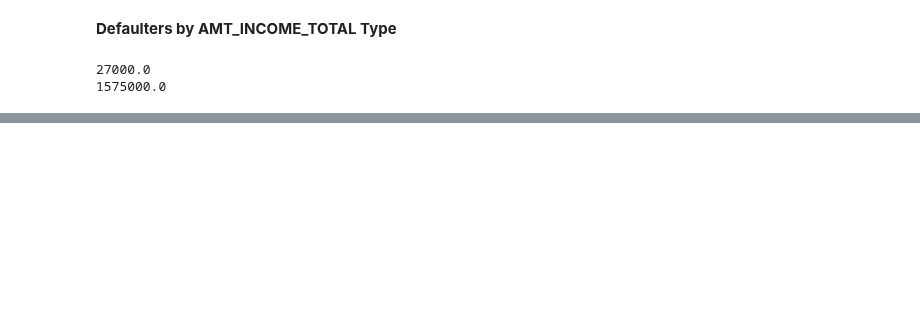
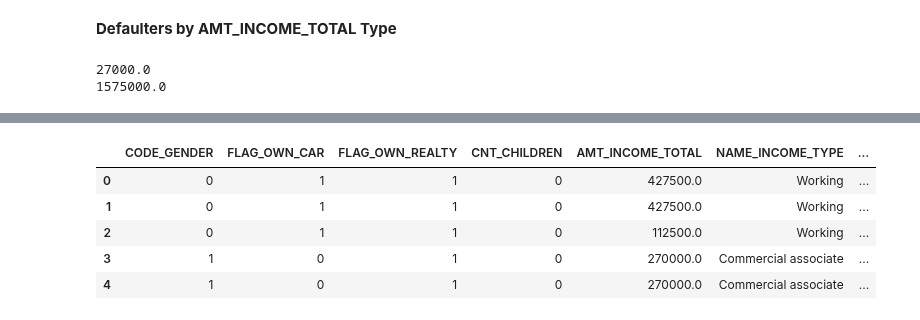
Before and after one commit to dvh549/Financial_Analytics, a Jupyter notebook: Main_Notebook.ipynb, the cells around one changed output, grey strips where cells are left out. Cells and saved outputs as stored; diff of their text form; code cells hidden in the pictures; blank space fills up the shorter version.

```diff
--- a/Main_Notebook.ipynb
+++ b/Main_Notebook.ipynb
@@ -311,0 +383,16 @@ d_education_type.plot(kind='bar', figsize=(16,9),title="Defaulters by Education
+# %%
+# since all rows have FLAG_MOBIL as 1, there isn't much value add and it will be dropped
+
+merged.drop("FLAG_MOBIL", axis = 1, inplace = True)
+# %%
+# convert CNT_FAM_MEMBERS to integer
+
+merged['CNT_FAM_MEMBERS'] = merged['CNT_FAM_MEMBERS'].astype('int')
+merged.head()
+# %% [output]
+|  | CODE_GENDER | FLAG_OWN_CAR | FLAG_OWN_REALTY | CNT_CHILDREN | AMT_INCOME_TOTAL | NAME_INCOME_TYPE | ... |
+| 0 | 0 | 1 | 1 | 0 | 427500.0 | Working | ... |
+| 1 | 0 | 1 | 1 | 0 | 427500.0 | Working | ... |
+| 2 | 0 | 1 | 1 | 0 | 112500.0 | Working | ... |
+| 3 | 1 | 0 | 1 | 0 | 270000.0 | Commercial associate | ... |
+| 4 | 1 | 0 | 1 | 0 | 270000.0 | Commercial associate | ... |
```
Also changed, not shown: parts of 50 cells of this notebook.
